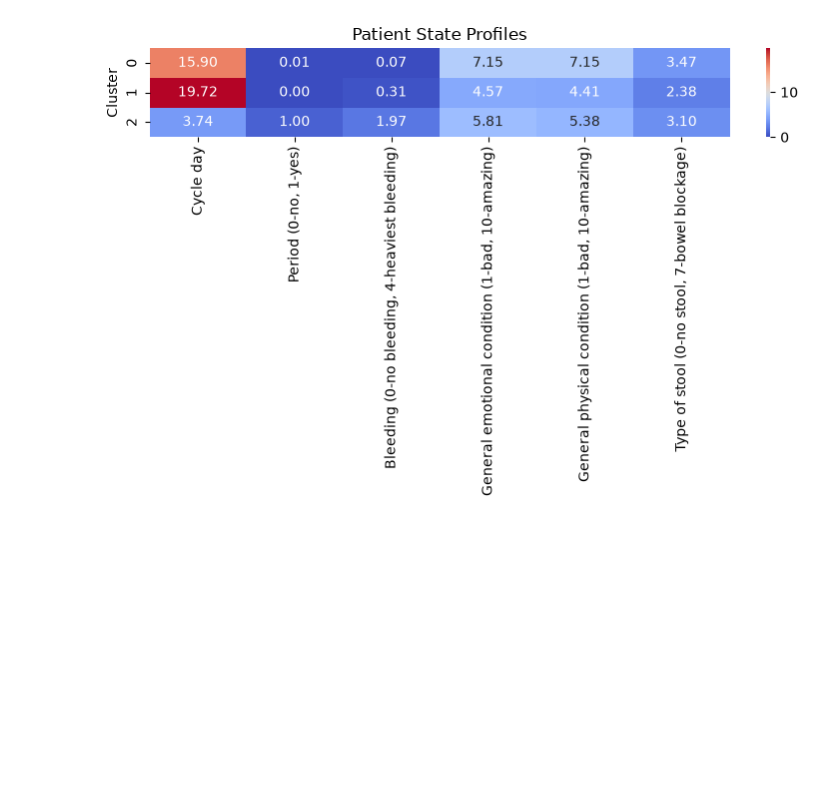
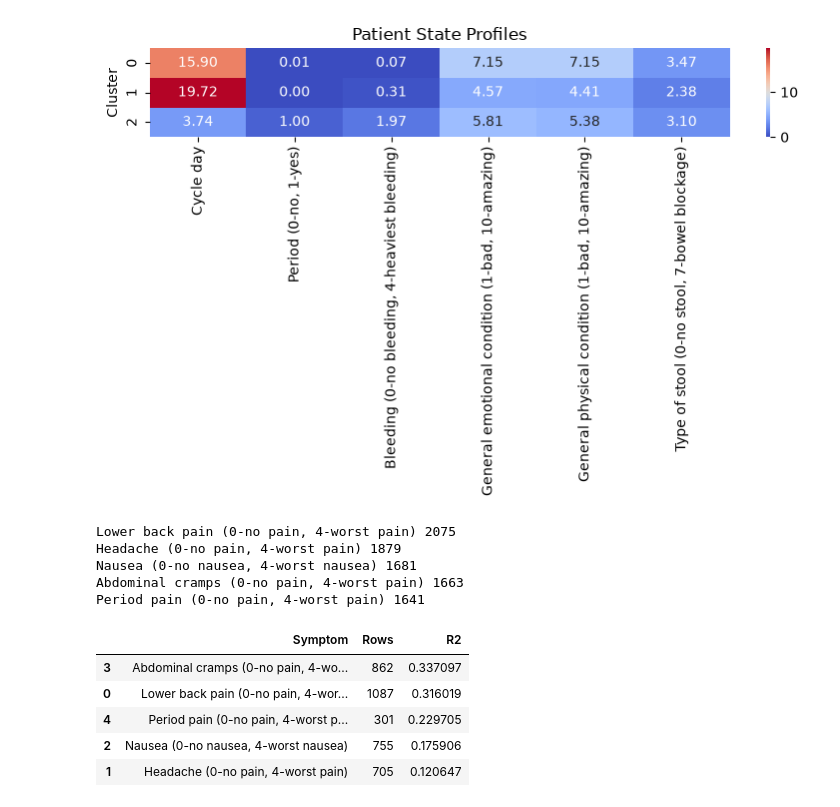
Before and after one commit to Sameeksha2597/endometriosis-ai, a Jupyter notebook: notebooks/04_symptom_intelligence_eda.ipynb, the cells around one changed output. Saved outputs shown, nothing was run; the diff lists cells and outputs as text; code cells hidden in the pictures; blank space fills up the shorter version.

Commit message:
Add symptom forecasting v2 and multi-symptom analysis

```diff
--- a/notebooks/04_symptom_intelligence_eda.ipynb
+++ b/notebooks/04_symptom_intelligence_eda.ipynb
@@ -263,3 +263,23 @@ plt.savefig(
 plt.show()
 # %% [output]
 [figure]
+# %%
+targets = [
+    "Lower back pain (0-no pain, 4-worst pain)",
+    "Headache (0-no pain, 4-worst pain)",
+    "Nausea (0-no nausea, 4-worst nausea)",
+    "Abdominal cramps (0-no pain, 4-worst pain)",
+    "Period pain (0-no pain, 4-worst pain)"
+]
+# %%
+for symptom in targets:
+    print(
+        symptom,
+        all_data[symptom].notna().sum()
+    )
+# %% [output]
+Lower back pain (0-no pain, 4-worst pain) 2075
+Headache (0-no pain, 4-worst pain) 1879
+Nausea (0-no nausea, 4-worst nausea) 1681
+Abdominal cramps (0-no pain, 4-worst pain) 1663
+Period pain (0-no pain, 4-worst pain) 1641
@@ -265,0 +377,24 @@ plt.show()
+# %%
+results = []
+
+for symptom in targets:
+    results.append(
+        forecast_symptom(
+            all_data,
+            symptom
+        )
+    )
+
+results_df = pd.DataFrame(results)
+
+results_df.sort_values(
+    "R2",
+    ascending=False
+)
+# %% [output]
+|  | Symptom | Rows | R2 |
+| 3 | Abdominal cramps (0-no pain, 4-wo... | 862 | 0.337097 |
+| 0 | Lower back pain (0-no pain, 4-wor... | 1087 | 0.316019 |
+| 4 | Period pain (0-no pain, 4-worst p... | 301 | 0.229705 |
+| 2 | Nausea (0-no nausea, 4-worst nausea) | 755 | 0.175906 |
+| 1 | Headache (0-no pain, 4-worst pain) | 705 | 0.120647 |
```
Also changed, not shown: parts of 7 cells of this notebook, 2 other files.
